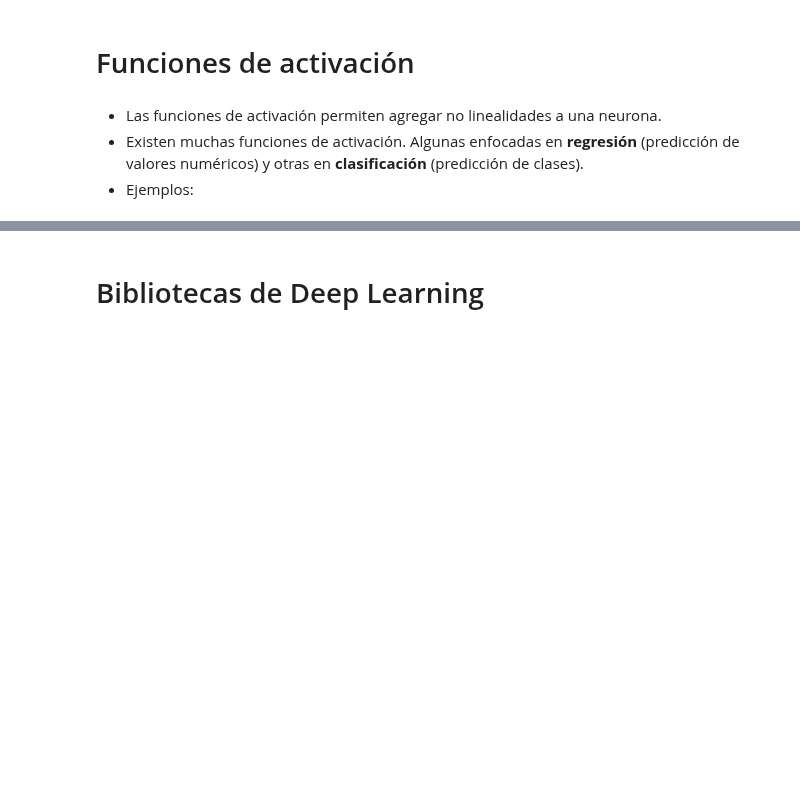
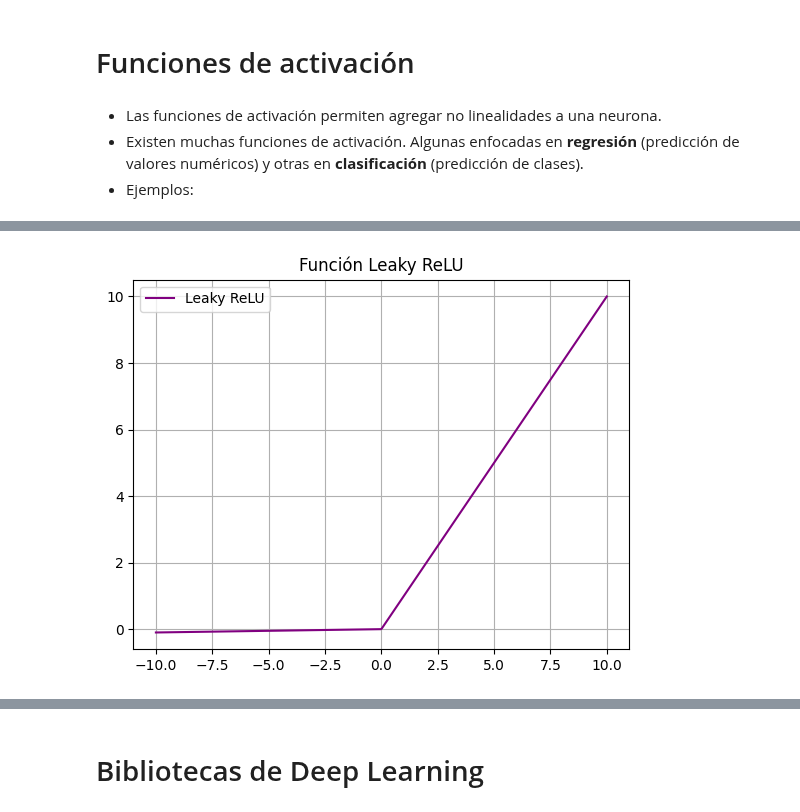
Before and after one commit to TEL-USM/IPD434, a Jupyter notebook: Clases/04_RedesNeuronales/04_RedesNeuronales.ipynb, the cells around one changed output, grey strips where cells are left out. Drawn from its saved outputs; the diff is of its cells as text; code cells hidden in the pictures; blank space fills up the shorter version.

```diff
--- a/Clases/04_RedesNeuronales/04_RedesNeuronales.ipynb
+++ b/Clases/04_RedesNeuronales/04_RedesNeuronales.ipynb
@@ -491,0 +505,12 @@ $$\text{softmax}(x_i) = \frac{e^{x_i}}{\sum_{j=1}^{N} e^{x_j}}$$
+# %%
+def leaky_relu(x, alpha=0.01):
+    return np.where(x > 0, x, alpha * x)
+
+x = np.linspace(-10, 10, 500)
+plt.plot(x, leaky_relu(x), color="purple", label="Leaky ReLU")
+plt.title("Función Leaky ReLU")
+plt.grid(True)
+plt.legend()
+plt.show()
+# %% [output]
+[figure, added]
```
Also changed, not shown: parts of 46 cells of this notebook.
